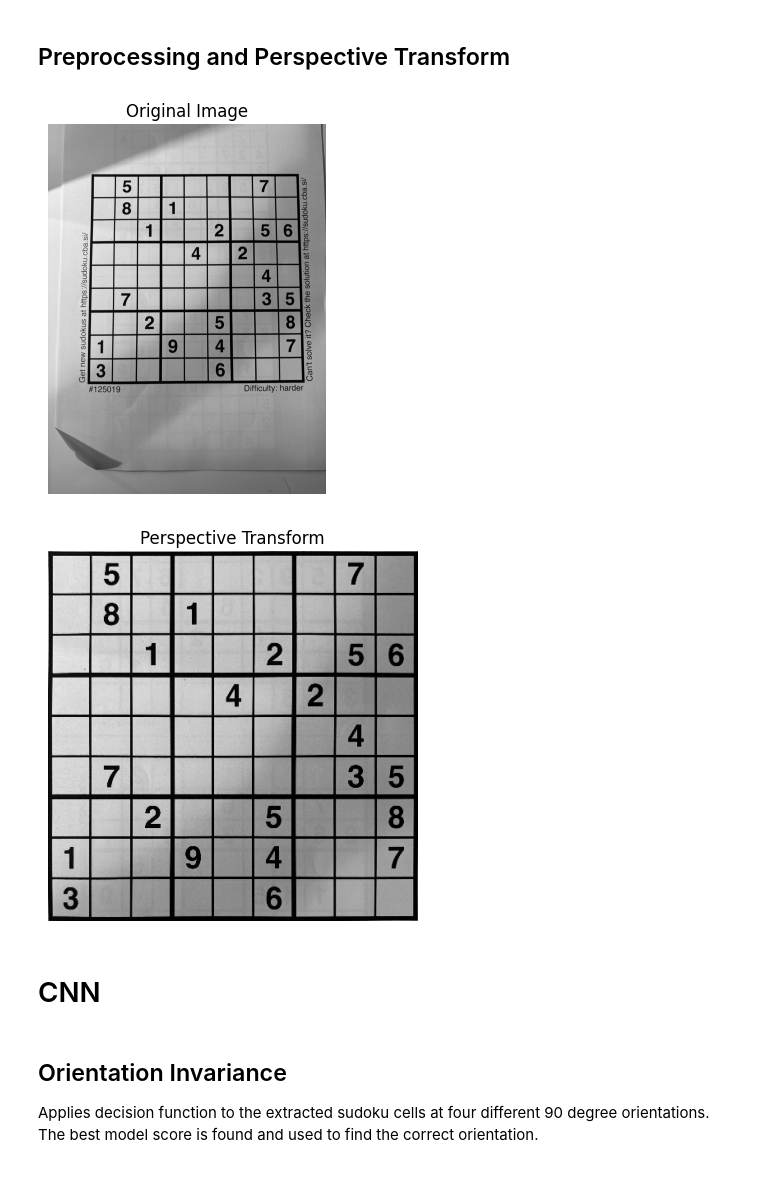
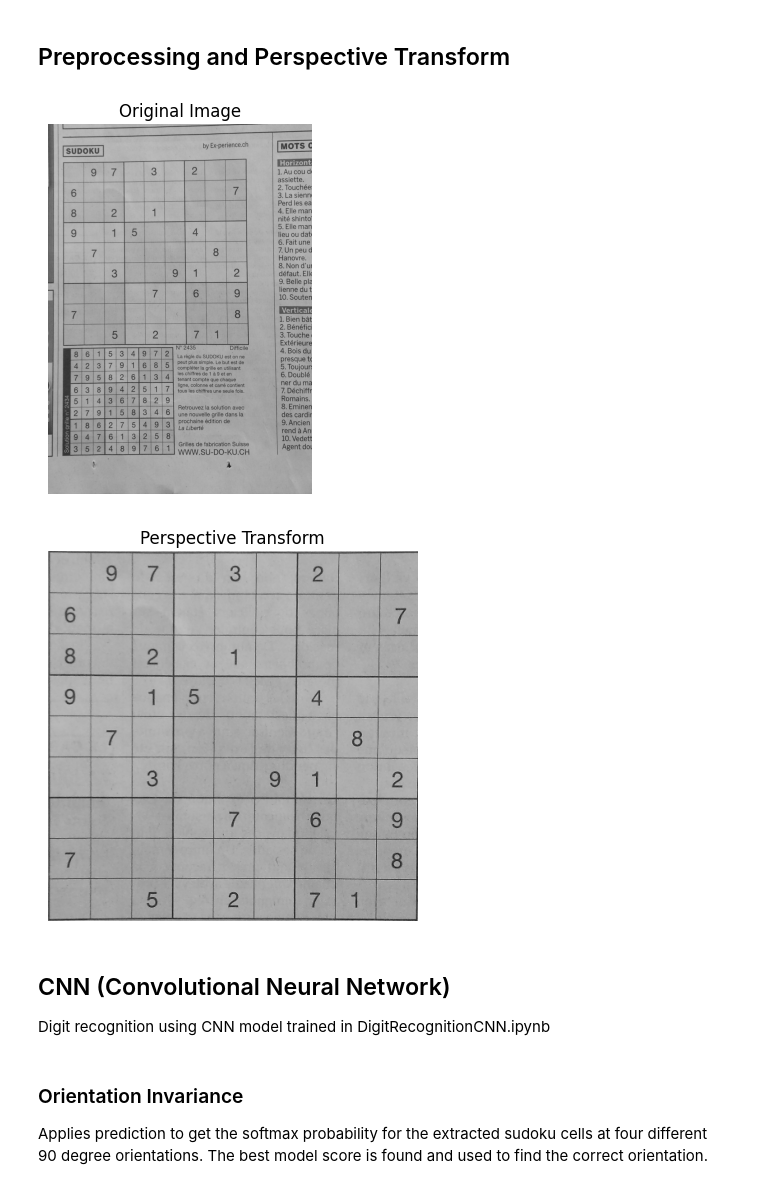
Before and after one commit to eddie-an/Optical-Sudoku-Solver, a Jupyter notebook: main.ipynb, the cells around one changed output. Saved outputs shown, nothing was run; the diff lists cells and outputs as text; code cells hidden in the pictures.

```diff
--- a/main.ipynb
+++ b/main.ipynb
@@ -73,8 +87,6 @@ def extract_sudoku_cells(board):
 # %%
 # Replace with image path
 image_path = "data/sudoku_dataset/original/image1053.original.jpg"
-image_path = "images/image1014.jpg"
-image_path = "/Users/edwardan/Downloads/IMG_6606.JPG"
 
 # Read the image in grayscale
 img = cv2.imread(image_path, cv2.IMREAD_GRAYSCALE)
@@ -103,40 +115,41 @@ for contour in contours[:3]:
     perimeter = find_arc_length(contour, is_closed=True)
     epsilon = 0.02 * perimeter
     approx = approximate_polygon(contour, epsilon, is_closed=True)
     if len(approx) == 4:
         grid_contour = approx
         break
 
 if grid_contour is None:
     raise ValueError("Could not find 4 corners of the Sudoku board. Try better lighting.")
 
 
 # Perspective Transform (Flatten the board)
 rect = order_points(grid_contour)
 
 # Create a perfect square image to map the board to (450x450 is easily divisible by 9)
 side_length = 450
 dst = np.array([
     [0, 0],
     [side_length - 1, 0],
     [side_length - 1, side_length - 1],
     [0, side_length - 1]
 ], dtype="float32")
 
 # Calculate the homography matrix and apply it
 matrix = get_perspective_transform(rect, dst)
 
 # added logic t pick and choose the warp function and which one to use overall
 board_img = warp_perspective_inverse(original, matrix, (side_length, side_length))
 display_image_grayscale(board_img, "Perspective Transform")
 # %% [output]
-[figure, old version]
+[figure, new version]
-[figure, old version]
+[figure, new version]
-# %% [markdown]
-# CNN
+# %% [markdown]
+## CNN (Convolutional Neural Network)
+Digit recognition using CNN model trained in DigitRecognitionCNN.ipynb
 # %% [markdown]
-## Orientation Invariance
-Applies decision function to the extracted sudoku cells at four different 90 degree orientations. The best model score is found and used to find the correct orientation.
+### Orientation Invariance
+Applies prediction to get the softmax probability for the extracted sudoku cells at four different 90 degree orientations. The best model score is found and used to find the correct orientation.
 # %%
 from utils import normalize_cell
 from cnn_model import load_digit_cnn, predict_digit
```
Also changed, not shown: parts of 12 cells of this notebook, 10 other files.
